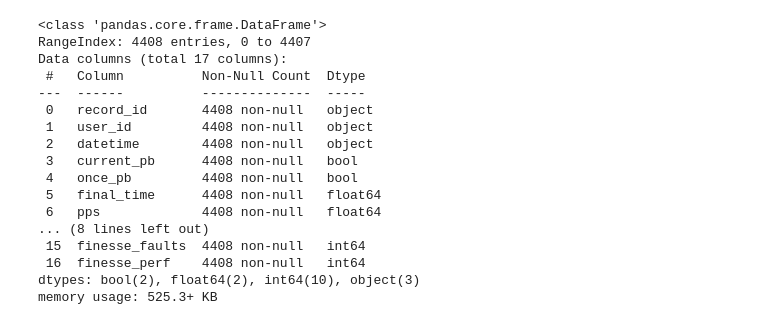
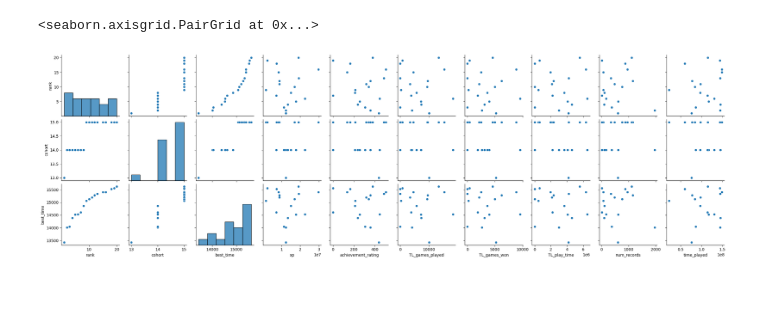
Before and after one commit to unduli-attacked/40-lines-analysis, a Jupyter notebook: analysis.ipynb, the cells around one changed output. Drawn from its saved outputs; the diff is of its cells as text; code cells hidden in the pictures; blank space fills up the shorter version.

```diff
--- a/analysis.ipynb
+++ b/analysis.ipynb
@@ -42,20 +31,0 @@ user_df.head(10)
-# %%
-record_df.info()
-# %% [output]
-<class 'pandas.core.frame.DataFrame'>
-RangeIndex: 4408 entries, 0 to 4407
-Data columns (total 17 columns):
- #   Column          Non-Null Count  Dtype
----  ------          --------------  -----
- 0   record_id       4408 non-null   object
- 1   user_id         4408 non-null   object
- 2   datetime        4408 non-null   object
- 3   current_pb      4408 non-null   bool
- 4   once_pb         4408 non-null   bool
- 5   final_time      4408 non-null   float64
- 6   pps             4408 non-null   float64
-... (8 lines left out)
- 15  finesse_faults  4408 non-null   int64
- 16  finesse_perf    4408 non-null   int64
-dtypes: bool(2), float64(2), int64(10), object(3)
-memory usage: 525.3+ KB
@@ -61,0 +38,7 @@ memory usage: 525.3+ KB
+# %%
+user_df["time_played"] = user_df["created_date"].apply(lambda x: time.time() - datetime.fromisoformat(x).timestamp()) # time since account creation
+# %%
+seaborn.pairplot(user_df, y_vars=["rank", "cohort", "best_time"])
+# %% [output]
+<seaborn.axisgrid.PairGrid at 0x...>
+[figure, added]
```
Also changed, not shown: parts of 7 cells of this notebook, 16 other files.
